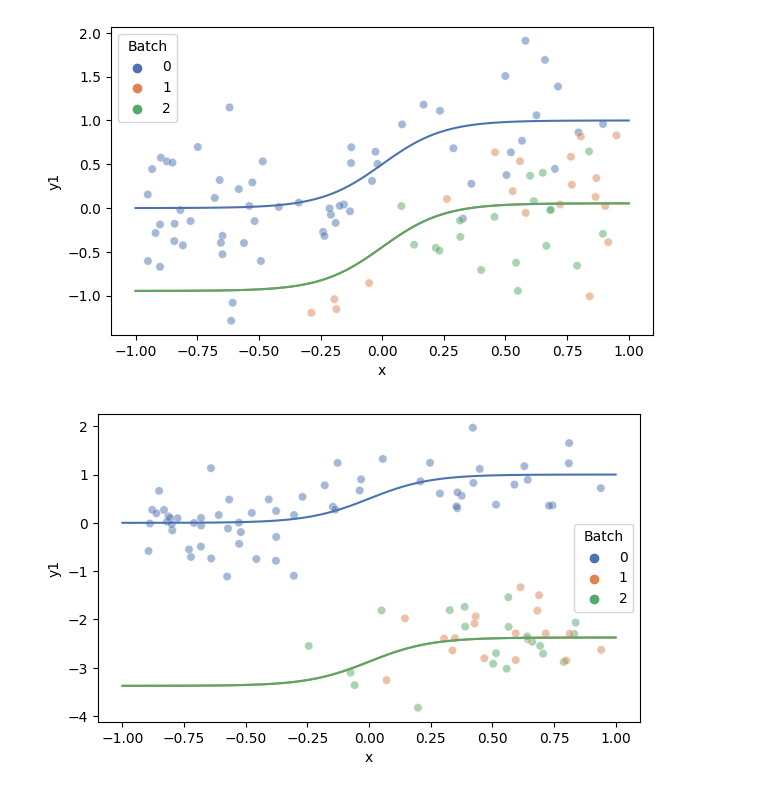
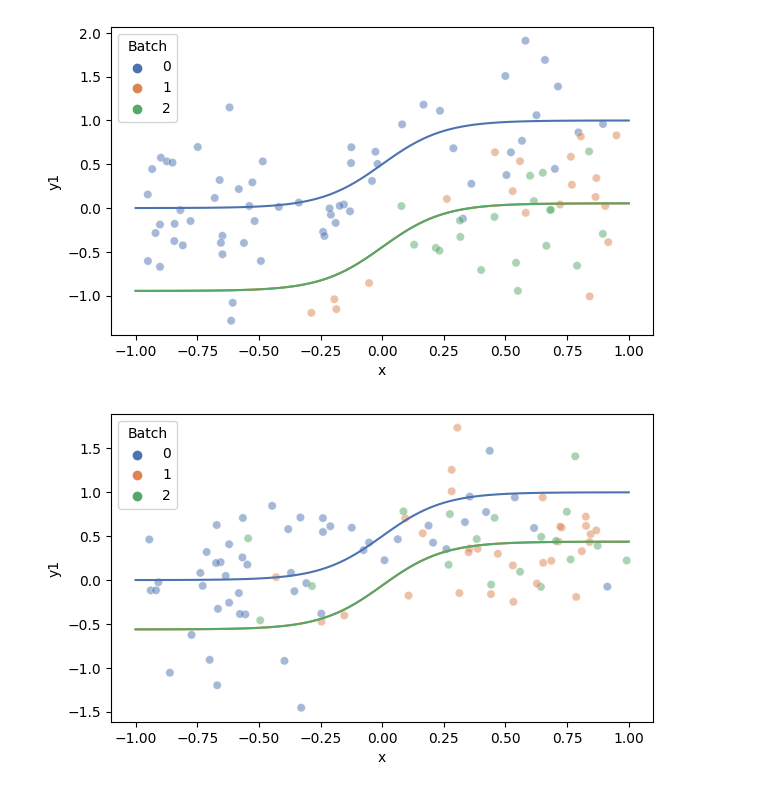
Before and after one commit to ebridge2/cdcorr, a Jupyter notebook: cdcorr/simulations/simulation_sandbox.ipynb, the cells around one changed output. Saved outputs shown, nothing was run; the diff lists cells and outputs as text; code cells hidden in the pictures.

```diff
--- a/cdcorr/simulations/simulation_sandbox.ipynb
+++ b/cdcorr/simulations/simulation_sandbox.ipynb
@@ -66,11 +66,11 @@ sns.lineplot(data=df_true, x="x", y="y1", ax=ax, hue="Batch", legend=False, pale
 # %%
 n = 100
 p=101
-Ys, Ts, Xs, true_y, true_t, true_x = kclass_sim(n, p, causal_effect_size=6, covar_effect_size=1, balance=.4)
+Ys, Ts, Xs, true_y, true_t, true_x = kclass_sim(n, p, causal_effect_size=1, covar_effect_size=1, balance=.4)
 df = pd.DataFrame({"Batch": Ts, "y1" : Ys[:,0], "y2": Ys[:,p-1], "x" : Xs})
 df_true = pd.DataFrame({"Batch" : true_t, "y1" : true_y[:, 0], "y2" : true_y[:, p-1], "x" : true_x})
 fig, ax = plt.subplots(1,1, figsize=(7, 4))
 sns.scatterplot(data=df, x="x", y="y1", ax=ax, hue="Batch", alpha = 0.5, palette=sns.color_palette("deep", 3))
 sns.lineplot(data=df_true, x="x", y="y1", ax=ax, hue="Batch", legend=False, palette=sns.color_palette("deep", 3));
 # %% [output]
-[figure, old version]
+[figure, new version]
```
Also changed, not shown: 2 other files.
